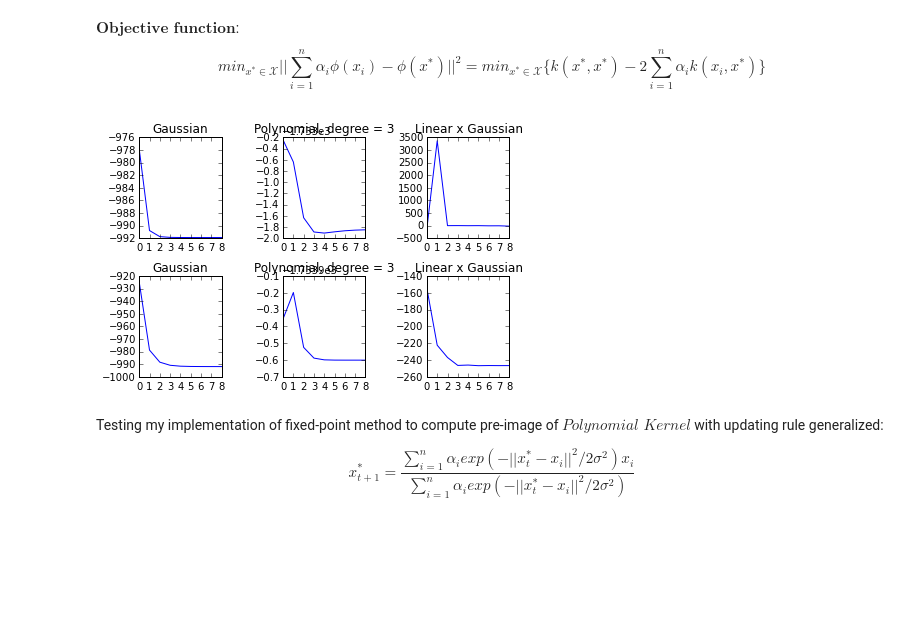
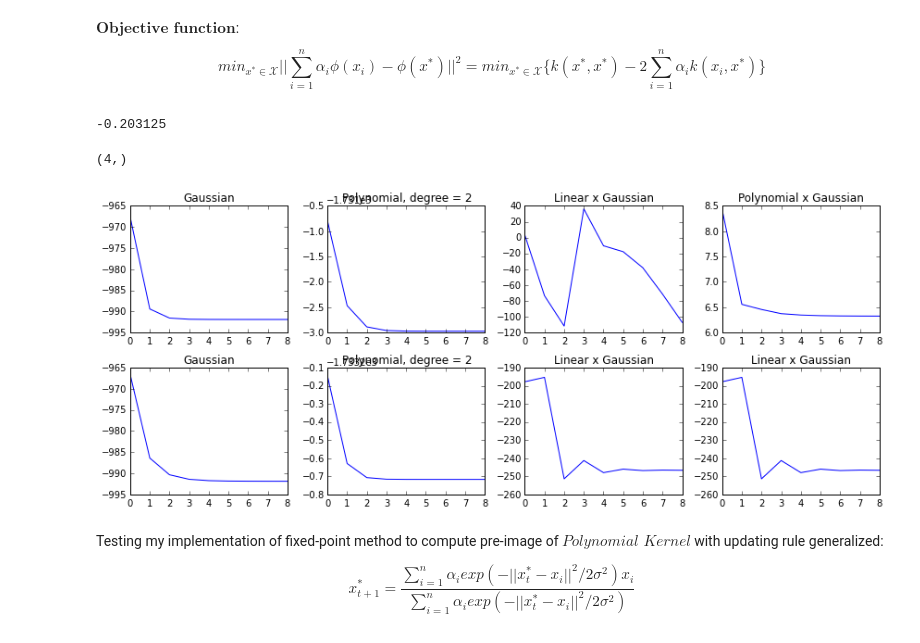
Before and after one commit to ejake/tensor-factorization, a Jupyter notebook: kmf/Pre-image.ipynb, the cells around one changed output. Saved outputs shown, nothing was run; the diff lists cells and outputs as text; code cells hidden in the pictures; blank space fills up the shorter version.

Commit message:
Pre-image  methods

```diff
--- a/kmf/Pre-image.ipynb
+++ b/kmf/Pre-image.ipynb
@@ -204,7 +205,7 @@ preimxg_, trainErrorsg_ = kernel.preimage(sphere, alpha, 'rbf', gamma=(2*sigma)*
 preimxp_, trainErrorsp_ = kernel.preimage(sphere, alpha, 'poly', degree=2,coef0=1)
 preimxl_, trainErrorsl_ = kernel.preimage(sphere, alpha, 'linear')
 preimxlxg_, trainErrorslxg_ = kernel.preimage(sphere, alpha, 'linxrbf', gamma=(2*sigma)**-2)
-preimxlxg, trainErrorslxg = kernel.preimage_linxrbf(sphere, alpha, 'linxrbf', gamma=(2*sigma)**-2)
+preimxlxg, trainErrorslxg = kernel.preimage_linxrbf(sphere, alpha, 'linxrbf', gamma=(2*sigma)**-2,coef0=1)
 preimxpxg, trainErrorspxg = kernel.preimage_isot(sphere, alpha, 'polyxrbf', gamma=(2*sigma)**-2, degree=2,coef0=1)
 #preimxpxg_, trainErrorspxg_ = kernel.preimage(sphere, alpha, 'polyxrbf', gamma=(2*sigma)**-2, degree=3,coef0=1)
 # %% [markdown]
@@ -267,30 +268,45 @@ fopxg = np.ones(len(trainErrorspxg))
 
 for idx,xpre in enumerate(trainErrorspxg):
     #print idx, xpre
-    fopxg[idx] = kernel._get_kernel(xpre,xpre,'linxrbf', gamma=(2*sigma)**-2) - 2*np.dot(np.squeeze(kernel._get_kernel(sphere,xpre,'linxrbf', gamma=(2*sigma)**-2)),alpha)
+    fopxg[idx] = kernel._get_kernel(xpre,xpre,'polyxrbf', gamma=(2*sigma)**-2, degree=2,coef0=1)
+    #fopxg[idx] = -2*np.dot(np.squeeze(kernel._get_kernel(sphere,xpre,'polyxrbf', gamma=(2*sigma)**-2, degree=2,coef0=1)),alpha)
 
 #kernel.trainErrors[0]
+# %%
+kernel._get_kernel_deriv(sphere[0], sphere[0], 'polyxrbf', gamma=(2*sigma)**-2, degree=2,coef0=1)
+# %% [output]
+-0.203125
+# %%
+np.array([2,3,1,0]).shape
+#np.dot(np.array([2,3,1,0]).T, np.array([1,0,1,0]))
+# %% [output]
+(4,)
 # %%
 #plt.plot(np.arange(0,len(trainErrors)), fo)
-f, axarr = plt.subplots(2, 3)
+f, axarr = plt.subplots(2, 4)
 axarr[0, 0].plot(np.arange(0,len(trainErrorsg)), fog)
 axarr[0, 0].set_title('Gaussian')
 axarr[0, 1].plot(np.arange(0,len(trainErrorsp)), fop)
-axarr[0, 1].set_title('Polynomial, degree = 3')
+axarr[0, 1].set_title('Polynomial, degree = 2')
 axarr[0, 2].plot(np.arange(0,len(trainErrorslxg)), folxg)
 axarr[0, 2].set_title('Linear x Gaussian')
+axarr[0, 3].plot(np.arange(0,len(trainErrorspxg)), fopxg)
+axarr[0, 3].set_title('Polynomial x Gaussian')
 axarr[1, 0].plot(np.arange(0,len(trainErrorsg_)), fog_)
 axarr[1, 0].set_title('Gaussian')
 axarr[1, 1].plot(np.arange(0,len(trainErrorsp_)), fop_)
-axarr[1, 1].set_title('Polynomial, degree = 3')
+axarr[1, 1].set_title('Polynomial, degree = 2')
 axarr[1, 2].plot(np.arange(0,len(trainErrorslxg_)), folxg_)
 axarr[1, 2].set_title('Linear x Gaussian')
+axarr[1, 3].plot(np.arange(0,len(trainErrorslxg_)), folxg_)
+axarr[1, 3].set_title('Linear x Gaussian')
 # Fine-tune figure; hide x ticks for top plots and y ticks for right plots
 #plt.setp([a.get_xticklabels() for a in axarr[0, :]], visible=False)
 #plt.setp([a.get_yticklabels() for a in axarr[:, 1]], visible=False)
+f.set_size_inches(12,5)
 f.tight_layout()
 # %% [output]
-[figure, old version]
+[figure, new version]
 # %% [markdown]
 Testing my implementation of fixed-point method to compute pre-image of $\textit{Polynomial Kernel}$ with updating rule generalized:
 
```
Also changed, not shown: parts of 52 cells of this notebook, 19 other files.
